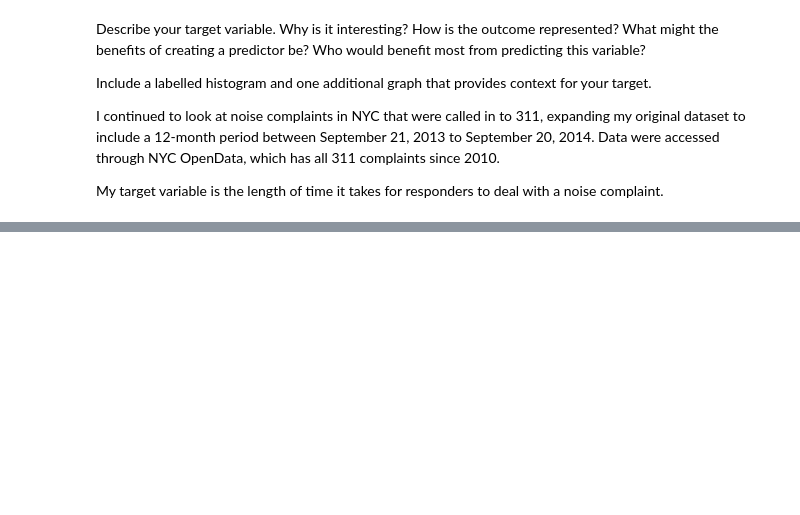
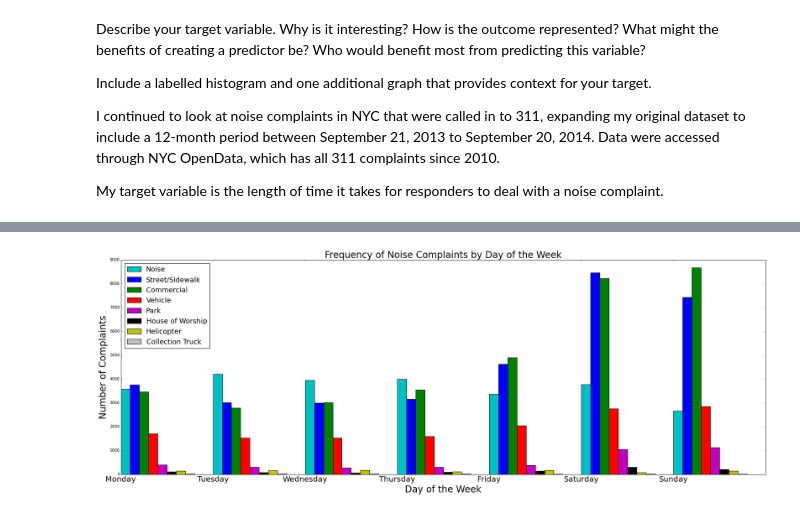
Before and after one commit to Yue1Harriet1Huang/GA-Data-Science, a Jupyter notebook: Final_Project_20141119.ipynb, the cells around one changed output, grey strips where cells are left out. Drawn from its saved outputs; the diff is of its cells as text; code cells hidden in the pictures; blank space fills up the shorter version.

```diff
--- a/Final_Project_20141119.ipynb
+++ b/Final_Project_20141119.ipynb
@@ -450,0 +89,2 @@ plt.legend(handles=[c_patch])
+# %%
+noise_c['closeout_time'] = abs(np.subtract(noise_c['create'],noise_c['close']))
@@ -450,0 +126,2 @@ plt.legend(handles=[c_patch])
+# %%
+noise_c['closeout_hrs'] = noise_c['closeout_time'].map(lambda x: x/np.timedelta64(1,'h'))
@@ -450,0 +243,31 @@ plt.legend(handles=[c_patch])
+# %%
+noise_c['create_weekday'] = noise_c['create_date'].map(lambda x: datetime.weekday(x))
+
+wd_type_detail = pd.DataFrame({'count' : noise_c.groupby( [ 'create_weekday', 'type'] ).size()}).reset_index()
+wd_type_detail = wd_type_detail.sort(['create_weekday','type'],ascending=True)
+
+wd_type_detail_wide = pd.DataFrame(wd_type_detail.pivot(index='create_weekday',columns='type',values='count'))
+# %%
+fig = plt.figure(figsize=(30,10))
+ax = fig.add_subplot(1,1,1)
+width = 0.1
+
+tnoise = ax.bar(wd_type_detail_wide.index.values, wd_type_detail_wide['Noise'], width, color='c', label='Noise')
+tst = ax.bar(wd_type_detail_wide.index.values+width, wd_type_detail_wide['Noise - Street/Sidewalk'], width, color='b', label='Street/Sidewalk')
+tcom = ax.bar(wd_type_detail_wide.index.values+width*2, wd_type_detail_wide['Noise - Commercial'], width, color='g', label='Commercial')
+tvcl = ax.bar(wd_type_detail_wide.index.values+width*3, wd_type_detail_wide['Noise - Vehicle'], width, color='r', label='Vehicle')
+tpk = ax.bar(wd_type_detail_wide.index.values+width*4, wd_type_detail_wide['Noise - Park'], width, color='m', label='Park')
+thow = ax.bar(wd_type_detail_wide.index.values+width*5, wd_type_detail_wide['Noise - House of Worship'], width, color='k', label='House of Worship')
+thc = ax.bar(wd_type_detail_wide.index.values+width*6, wd_type_detail_wide['Noise - Helicopter'], width, color='y', label='Helicopter')
+ttk = ax.bar(wd_type_detail_wide.index.values+width*7, wd_type_detail_wide['Collection Truck Noise'], width, color='0.75', label='Collection Truck')
+
+ax.set_xticks(wd_type_detail_wide.index.values)
+ax.set_xticklabels( ('Monday', 'Tuesday', 'Wednesday', 'Thursday', 'Friday', 'Saturday', 'Sunday'),fontsize=20 )
+ax.legend(loc='best',fontsize=18)
+ax.set_title('Frequency of Noise Complaints by Day of the Week',fontsize=24)
+ax.set_xlabel("Day of the Week",fontsize=24)
+ax.set_ylabel("Number of Complaints",fontsize=24)
+
+plt.show()
+# %% [output]
+[figure, added]
```
Also changed, not shown: parts of 119 cells of this notebook, 2 other files.
